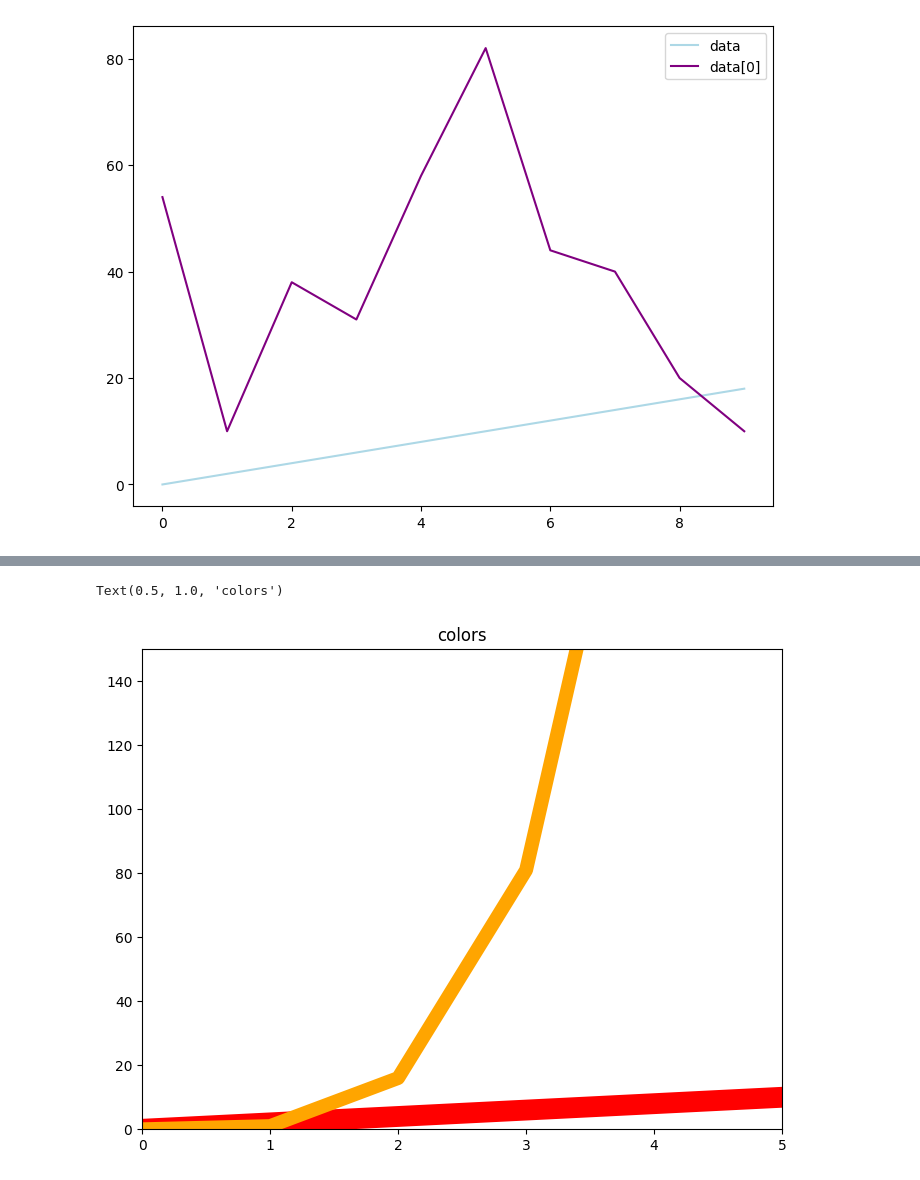
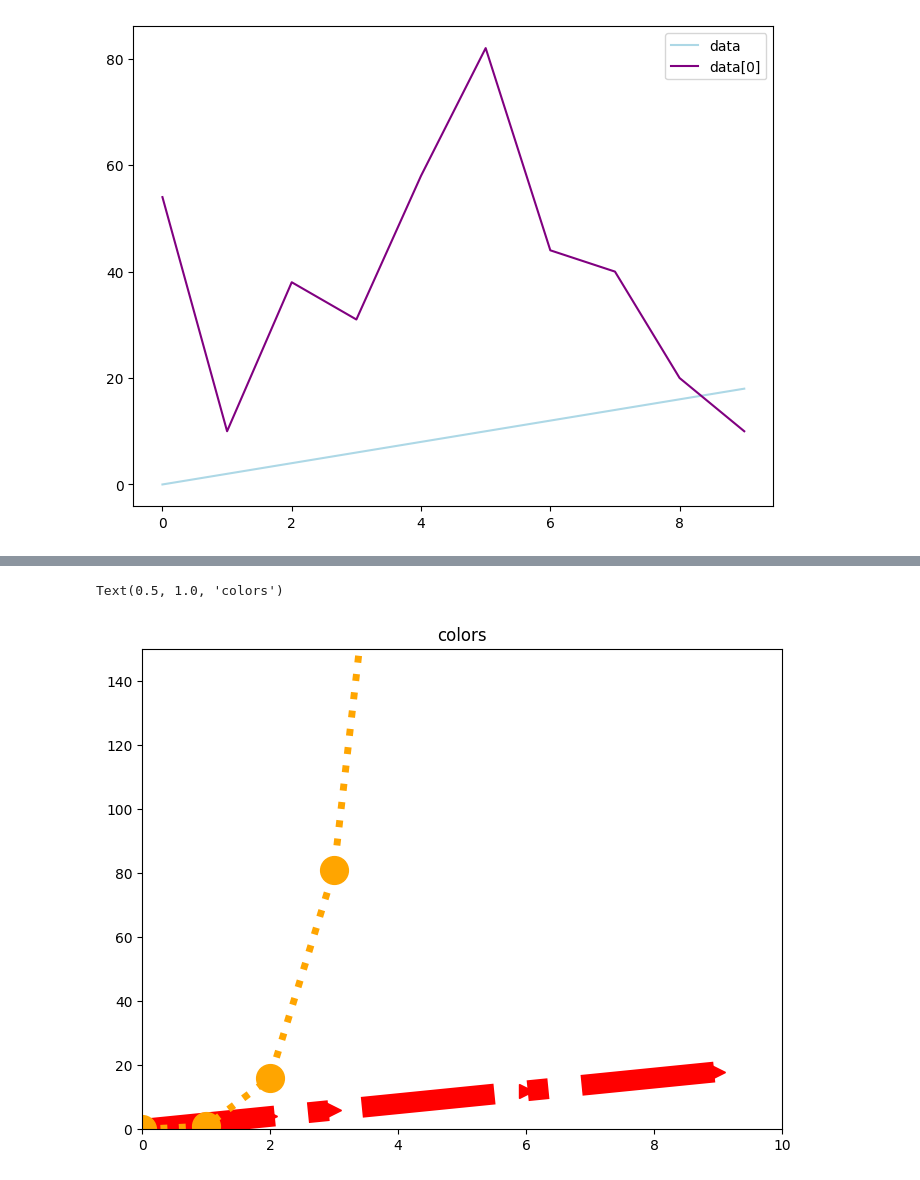
Before and after one commit to ryslipe/master_class, a Jupyter notebook: matplotlib/02_matplotlib_oop.ipynb, the cells around one changed output, grey strips where cells are left out. Saved outputs shown, nothing was run; the diff lists cells and outputs as text; code cells hidden in the pictures.

Commit message:
marker styling

```diff
--- a/matplotlib/02_matplotlib_oop.ipynb
+++ b/matplotlib/02_matplotlib_oop.ipynb
@@ -426,14 +433,14 @@ ax.legend()
 # %%
 # linewidth
 fig = plt.figure()
 ax = fig.add_axes([0, 0, 1, 1])
-ax.set_xlim(0, 5)
+ax.set_xlim(0, 10)
 ax.set_ylim(0, 150)
 
 # can do linewidth or lw
-ax.plot(x, y, color = 'red', linewidth = '15')
-ax.plot(a, b, color = 'orange', lw = 10)
+ax.plot(x, y, color = 'red', linewidth = '15', marker = '>', ms = 10.25, ls = '-.')
+ax.plot(a, b, color = 'orange', lw = 5, marker = 'o', markersize = 20, linestyle = 'dotted')
 ax.set_title('colors')
 # %% [output]
 Text(0.5, 1.0, 'colors')
-[figure, old version]
+[figure, new version]
```
Also changed, not shown: parts of 2 cells of this notebook.
